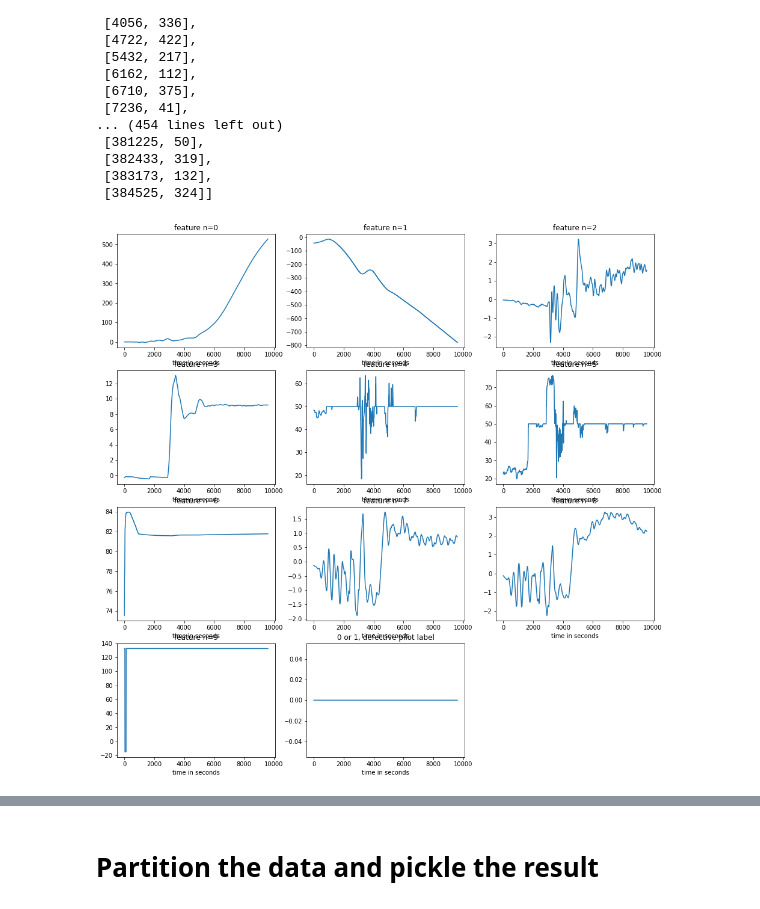
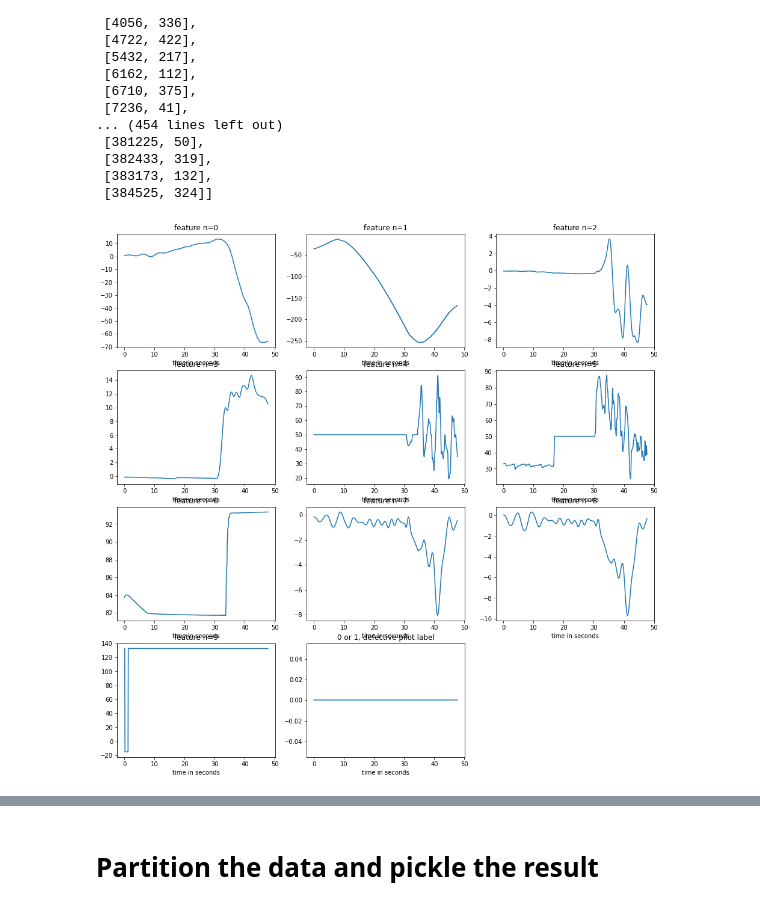
Before and after one commit to dcxSt/defective_pilot, a Jupyter notebook: data/visualise_features_and_partition_data.ipynb, the cells around one changed output, grey strips where cells are left out. Drawn from its saved outputs; the diff is of its cells as text; code cells hidden in the pictures.

Commit message:
updated readme and visualise features also made a few figures

```diff
--- a/data/visualise_features_and_partition_data.ipynb
+++ b/data/visualise_features_and_partition_data.ipynb
@@ -88,13 +90,14 @@ def disp_features(i):
     for n in range(len(features)):
         feature = features[n]
         plt.subplot(4,3,n+1)
-        try: plt.plot(np.linspace(0,x[i][0]/10,x[i+1][0]-x[i][0]),feature[x[i][0]:x[i+1][0]])
+        try: plt.plot(np.linspace(0,(x[i+1][0]-x[i][0])/10,x[i+1][0]-x[i][0]),feature[x[i][0]:x[i+1][0]])
         except: plt.plot(np.linspace(0,x[i][0]/10,x[i][0]),feature[x[i][0]:])
 
         if n==10: plt.title("0 or 1, defective pilot label")
         else: plt.title("feature n="+str(n))
         plt.xlabel("time in seconds")
 
+    #plt.savefig("index_"+str(i)+".png")
     plt.show()
 
 
@@ -142,6 +145,6 @@ x
  [383173, 132],
  [384525, 324]]
 # %%
-disp_features(124)
+disp_features(120)
 # %% [output]
-[figure, old version]
+[figure, new version]
```
Also changed, not shown: parts of 2 cells of this notebook, 5 other files.
